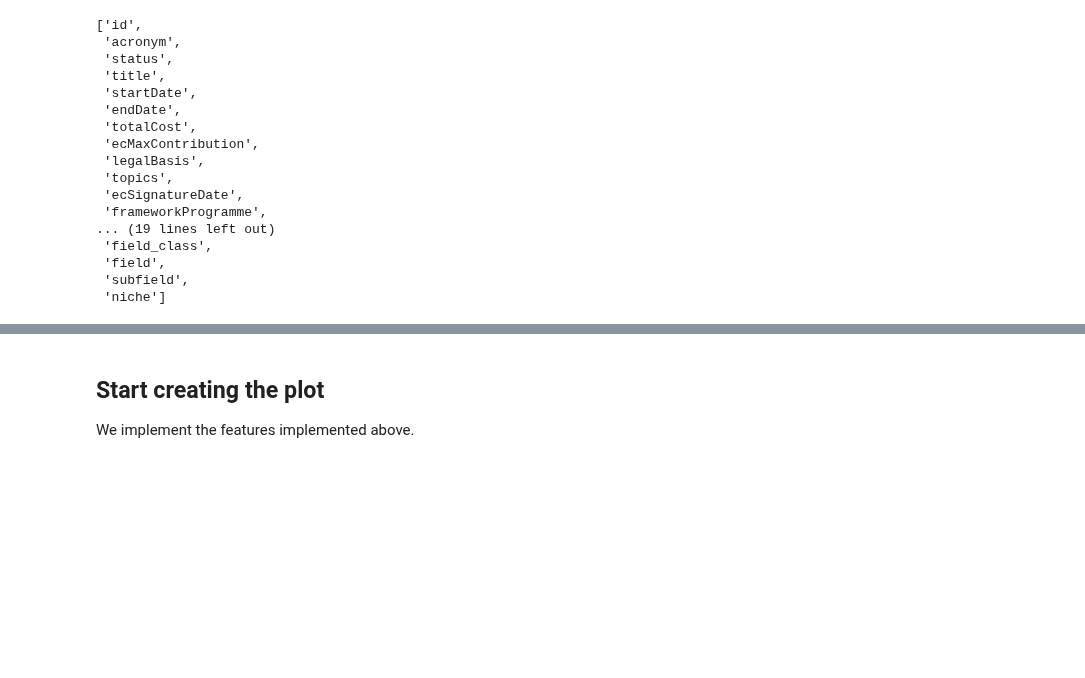
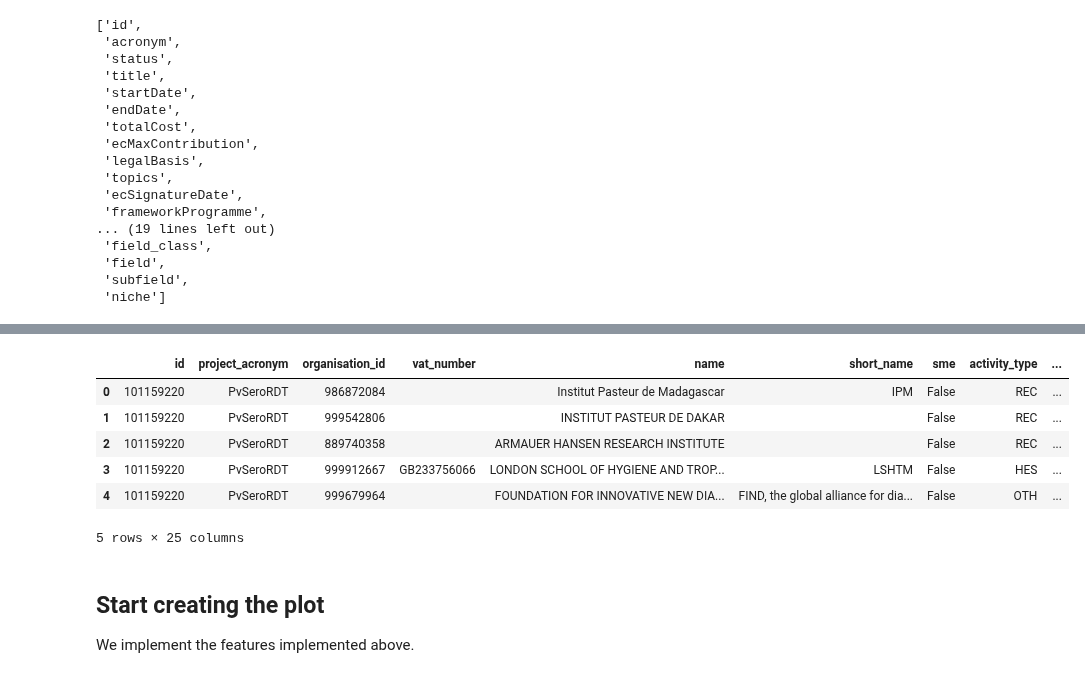
Before and after one commit to sulikismaylovv/EU_Horizon_Dashboard, a Jupyter notebook: notebooks/Interactive_map.ipynb, the cells around one changed output, grey strips where cells are left out. Cells and saved outputs as stored; diff of their text form; code cells hidden in the pictures; blank space fills up the shorter version.

```diff
--- a/notebooks/Interactive_map.ipynb
+++ b/notebooks/Interactive_map.ipynb
@@ -95,4 +98,32 @@ columns_renamed = {
 
 df_proj = df_proj.rename(columns=columns_renamed)
 # %%
-df_proj
+org_column_renaming = {
+    'projectID': 'id',
+    'projectAcronym': 'project_acronym',
+    'organisationID': 'organisation_id',
+    'vatNumber': 'vat_number',
+    'name': 'name',
+    'shortName': 'short_name',
+    'SME': 'sme',
+    'activityType': 'activity_type',
+    'street': 'street',
+    'postCode': 'post_code',
+    'city': 'city',
+    'country': 'country',
+    'nutsCode': 'nuts_code',
+    'geolocation': 'geolocation',
+    'organizationURL': 'organization_url',
+    'contactForm': 'contact_form',
+    'contentUpdateDate': 'content_update_date',
+    'rcn': 'rcn',
+    'order': 'order',
+    'role': 'role',
+    'ecContribution': 'ec_contribution',
+    'netEcContribution': 'net_ec_contribution',
+    'totalCost': 'total_cost',
+    'endOfParticipation': 'end_of_participation',
+    'active': 'active'
+}
+
+df_org = df_org.rename(columns=org_column_renaming)
@@ -113,3 +145,13 @@ df_proj
+# %%
+df_org.head(5)
+# %% [output]
+|  | id | project_acronym | organisation_id | vat_number | name | short_name | sme | activity_type | ... |
+| 0 | 101159220 | PvSeroRDT | 986872084 |  | Institut Pasteur de Madagascar | IPM | False | REC | ... |
+| 1 | 101159220 | PvSeroRDT | 999542806 |  | INSTITUT PASTEUR DE DAKAR |  | False | REC | ... |
+| 2 | 101159220 | PvSeroRDT | 889740358 |  | ARMAUER HANSEN RESEARCH INSTITUTE |  | False | REC | ... |
+| 3 | 101159220 | PvSeroRDT | 999912667 | GB233756066 | LONDON SCHOOL OF HYGIENE AND TROP... | LSHTM | False | HES | ... |
+| 4 | 101159220 | PvSeroRDT | 999679964 |  | FOUNDATION FOR INNOVATIVE NEW DIA... | FIND, the global alliance for dia... | False | OTH | ... |
+5 rows × 25 columns
 # %% [markdown]
 ## Start creating the plot
 We implement the features implemented above.
```
Also changed, not shown: parts of 25 cells of this notebook.
